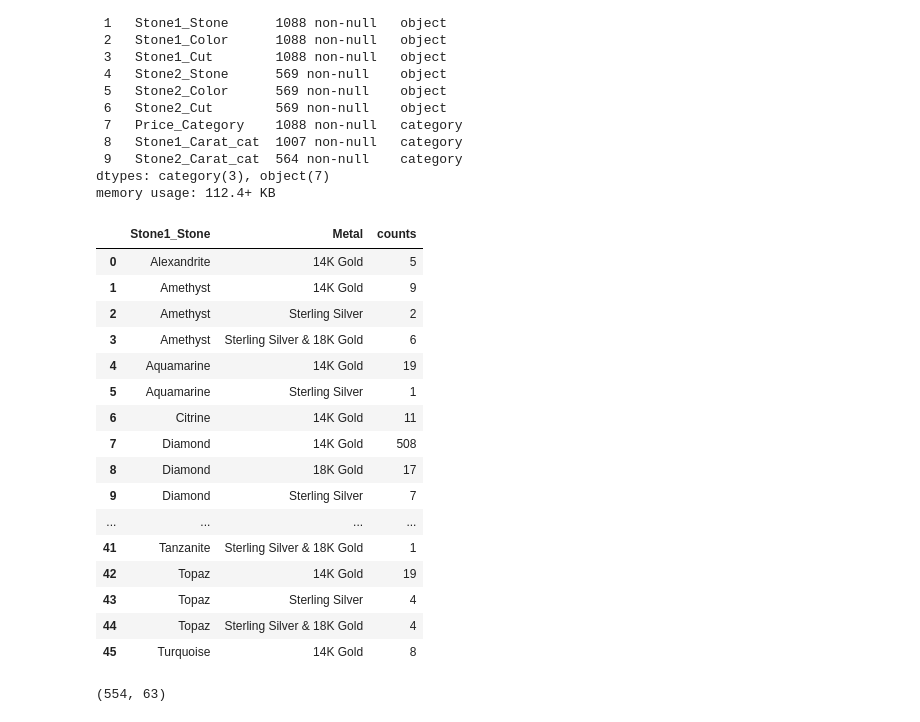
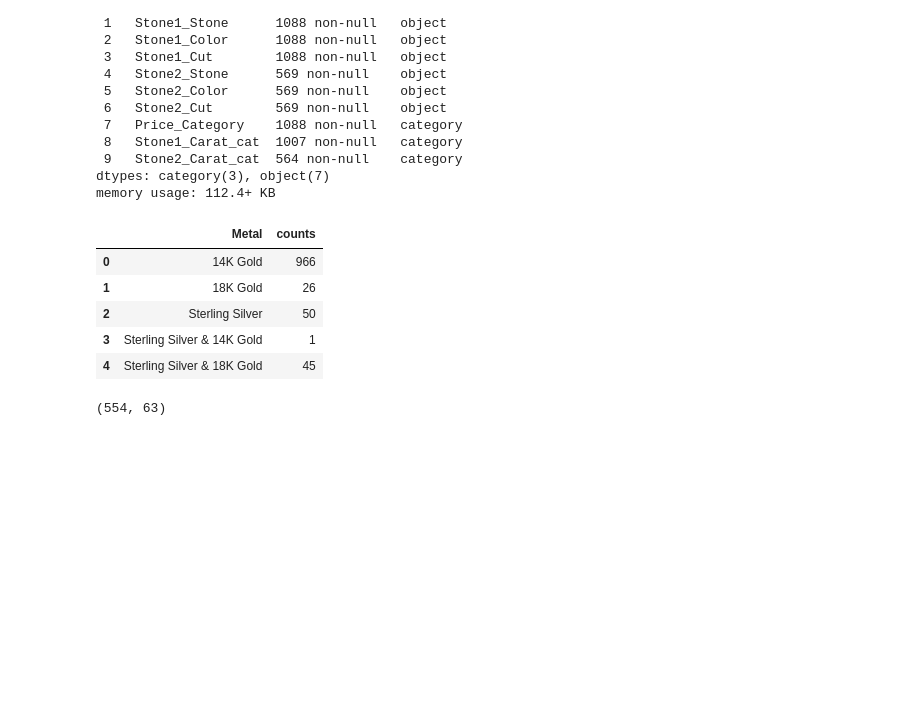
Before and after one commit to rgandhre/SpringBoard, a Jupyter notebook: DataScience_Capstone2/notebooks/Effy_EDA_Rings.ipynb, the cells around one changed output. Cells and saved outputs as stored; diff of their text form; code cells hidden in the pictures; blank space fills up the shorter version.

```diff
--- a/DataScience_Capstone2/notebooks/Effy_EDA_Rings.ipynb
+++ b/DataScience_Capstone2/notebooks/Effy_EDA_Rings.ipynb
@@ -909,25 +715,15 @@ dtypes: category(3), object(7)
 memory usage: 112.4+ KB
 # %%
 #df_diamondrings[['Stone1_Stone', 'Metal']].groupby(['Stone1_Stone']).agg(['min','max','count'])
-df_rings_1[['Stone1_Stone', 'Metal']].groupby(['Stone1_Stone','Metal']).size().reset_index(name='counts')
+#df_rings_1[['Metal']].groupby(['Metal']).size().reset_index(name='counts')
+#df_rings_1[df_rings_1['Metal'] == 'Sterling Silver']
 # %% [output]
-|  | Stone1_Stone | Metal | counts |
-| 0 | Alexandrite | 14K Gold | 5 |
-| 1 | Amethyst | 14K Gold | 9 |
-| 2 | Amethyst | Sterling Silver | 2 |
-| 3 | Amethyst | Sterling Silver & 18K Gold | 6 |
-| 4 | Aquamarine | 14K Gold | 19 |
-| 5 | Aquamarine | Sterling Silver | 1 |
-| 6 | Citrine | 14K Gold | 11 |
-| 7 | Diamond | 14K Gold | 508 |
-| 8 | Diamond | 18K Gold | 17 |
-| 9 | Diamond | Sterling Silver | 7 |
-| ... | ... | ... | ... |
-| 41 | Tanzanite | Sterling Silver & 18K Gold | 1 |
-| 42 | Topaz | 14K Gold | 19 |
-| 43 | Topaz | Sterling Silver | 4 |
-| 44 | Topaz | Sterling Silver & 18K Gold | 4 |
-| 45 | Turquoise | 14K Gold | 8 |
+|  | Metal | counts |
+| 0 | 14K Gold | 966 |
+| 1 | 18K Gold | 26 |
+| 2 | Sterling Silver | 50 |
+| 3 | Sterling Silver & 14K Gold | 1 |
+| 4 | Sterling Silver & 18K Gold | 45 |
 # %%
 #df_rings_1.drop(df_rings_1[df_rings_1['Metal'] == 'Sterling Silver'].index,inplace=True)
 #df_rings_1.drop(df_rings_1[df_rings_1['Metal'] == 'Sterling Silver & 14K Gold'].index,inplace=True)
```
Also changed, not shown: parts of 68 cells of this notebook.
